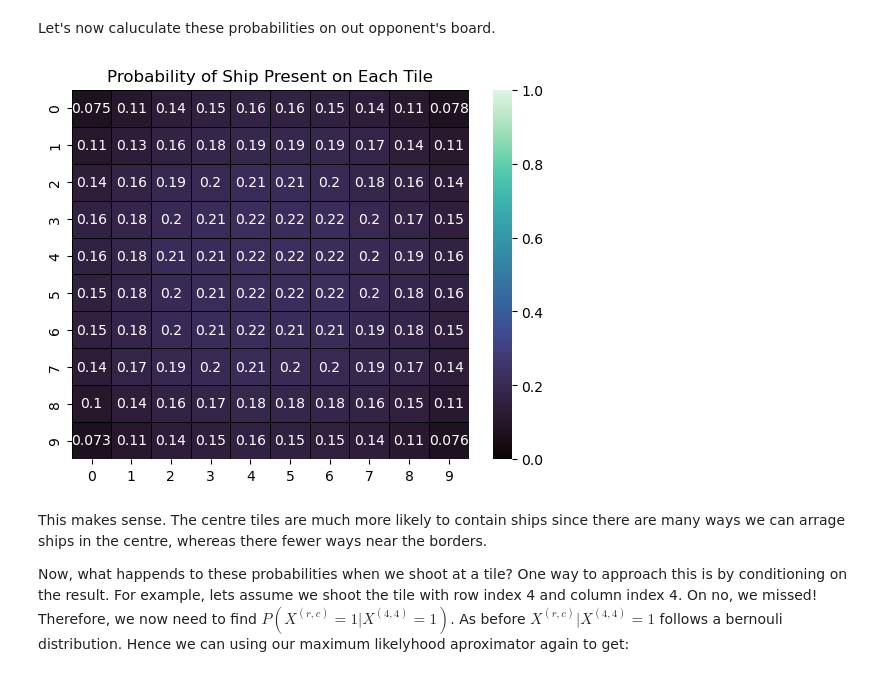
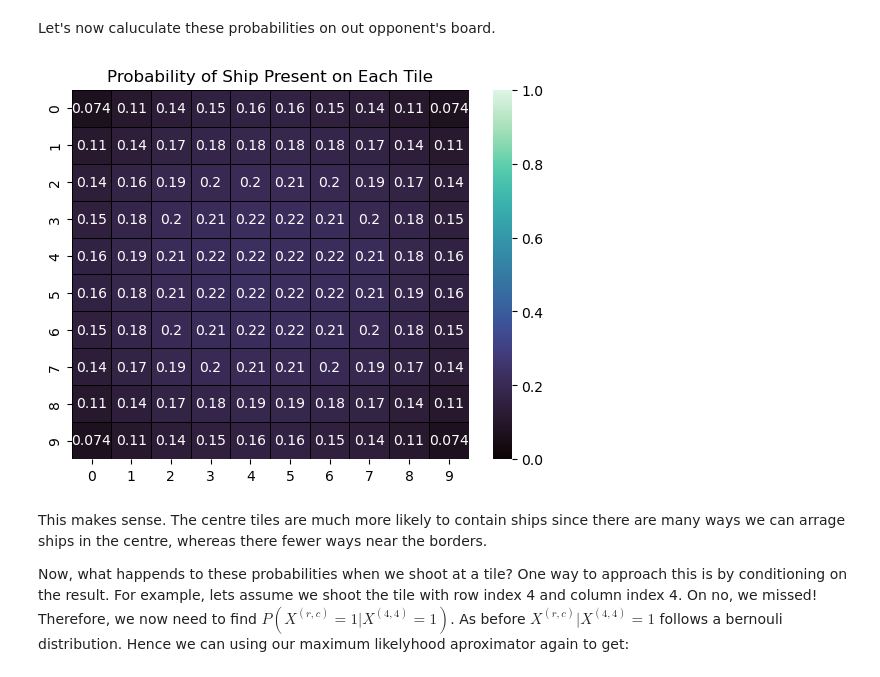
Before and after one commit to damienbose/battleship_analysis, a Jupyter notebook: battleship.ipynb, the cells around one changed output. Drawn from its saved outputs; the diff is of its cells as text; code cells hidden in the pictures.

```diff
--- a/battleship.ipynb
+++ b/battleship.ipynb
@@ -22,7 +22,7 @@ We represent the opponent's board as a 2D array with value 'None' if tile has no
 class OpponentBoard:
     def __init__(self):
         self.board = np.array([[None] * 10] * 10)
-        self.ship_to_count = {} # keep track of number of live tiles of each ship
+        self.ship_to_count = {} # Keep track of number of live tiles of each ship
 
     def __str__(self):
         return str(self.board)
@@ -89,7 +89,7 @@ class OpponentBoard:
         colour_map = np.zeros(self.board.shape)
         for i in range(self.board.shape[0]):
             for j in range(self.board.shape[1]):
-                if self.board[i, j] != None:
+                if self.board[i, j] is not None:
                     colour_map[i, j] = self.ship_id[self.board[i, j]]
 
         plt.title('Battleship Board')
@@ -147,44 +147,43 @@ class ProbabilityGenerator:
         self.probabilities = np.zeros((10, 10))
 
     def __satisfies_conditions(self, board):
-        """Check if the board satisfies the conditions. 1 if tile has boat and 0 otherwise"""
-        for row, col, value in self.conditions:
-            if value == 0 and board.board[row, col] == None:
-                continue
-            if value == 1 and board.board[row, col] != None:
-                continue
-            return False
+        """Check if the board satisfies the conditions"""
+        for row, col, has_ship in self.conditions:
+            if (not has_ship) and board.board[row, col] != None:
+                return False
+            if has_ship and board.board[row, col] == None:
+                return False
         return True
 
     def generate_probabilities(self):
         """Generate a heatmap of the probability of a ship being in each square."""
         board = OpponentBoard()
         ship_count_heatmap = np.zeros((10, 10))
         for _ in range(self.number_trials):
             valid_conditions = False
             while not valid_conditions:
                 board.generate_random_board(ships)
                 valid_conditions = self.__satisfies_conditions(board)
 
             for i in range(10):
                 for j in range(10):
                     if board.board[i, j] != None:
                         ship_count_heatmap[i, j] += 1
 
         self.probabilities = ship_count_heatmap / self.number_trials
 
     def plot_probability_heatmap(self):
         """Plot a heatmap of the probability of a ship being in each square."""
         plt.title('Probability of Ship Present on Each Tile')
         sns.heatmap(self.probabilities, linewidths=0.5, annot=True, cmap="mako", linecolor="black", cbar=True, vmin=0, vmax=1)
         plt.show()
 
-n = 10**4
+n = 10**5
 generator = ProbabilityGenerator(n)
 generator.generate_probabilities()
 generator.plot_probability_heatmap()
 # %% [output]
-[figure, old version]
+[figure, new version]
 # %% [markdown]
 This makes sense. The centre tiles are much more likely to contain ships since there are many ways we can arrage ships in the centre, whereas there fewer ways near the borders.
 
```
Also changed, not shown: parts of 4 cells of this notebook.
